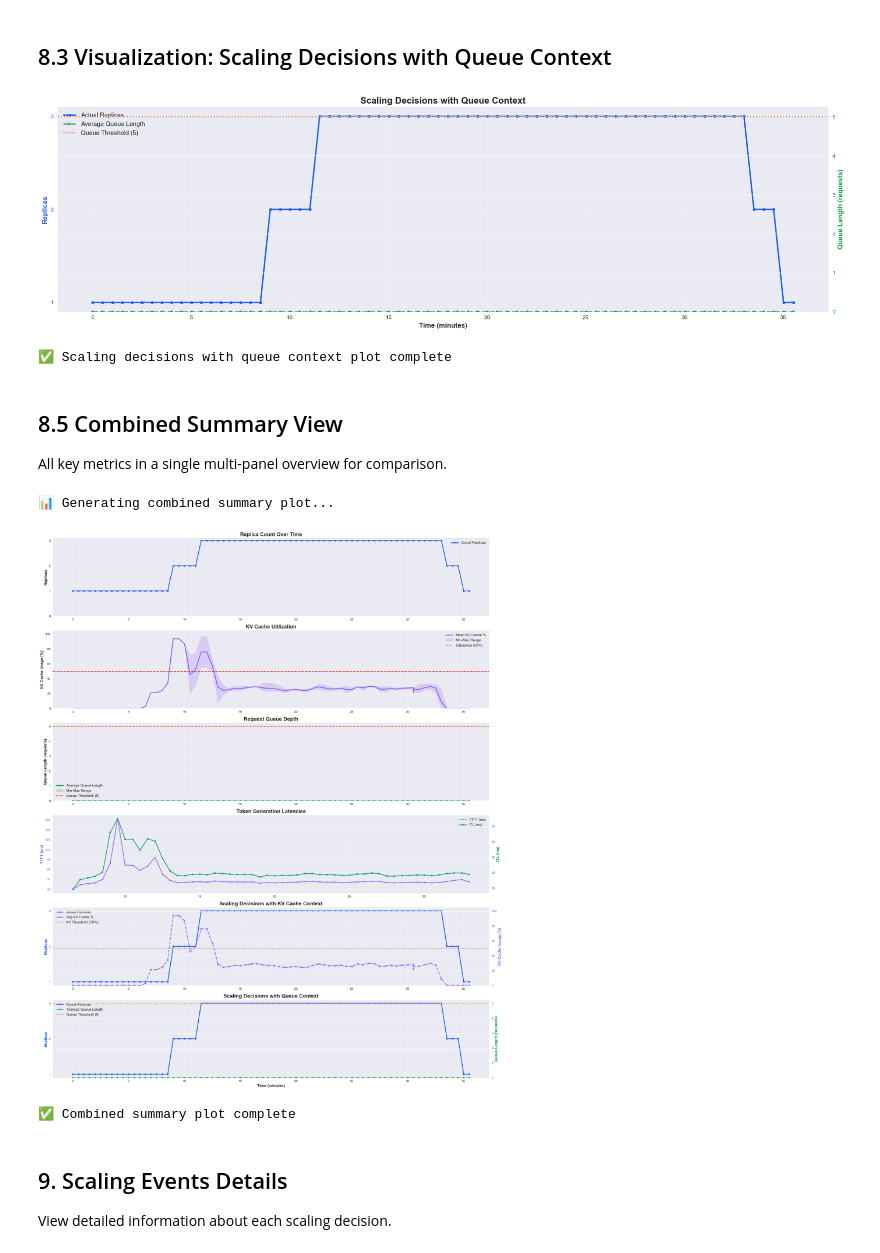
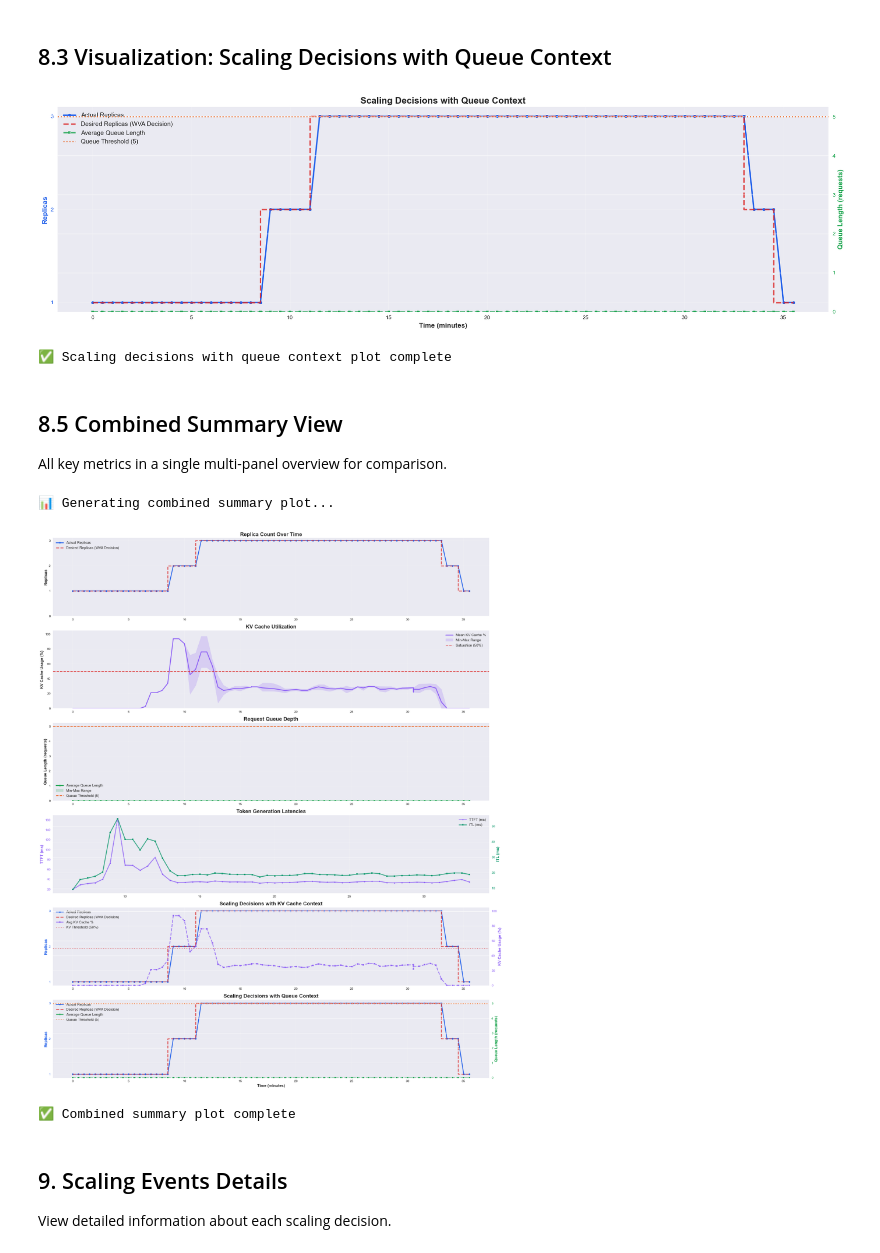
Before and after one commit to WheelyMcBones/inferno-autoscaler-fork, a Jupyter notebook: config/samples/wva-experiments/analyze-capacity-based.ipynb, the cells around one changed output. Saved outputs shown, nothing was run; the diff lists cells and outputs as text; code cells hidden in the pictures.

```diff
--- a/config/samples/wva-experiments/analyze-capacity-based.ipynb
+++ b/config/samples/wva-experiments/analyze-capacity-based.ipynb
@@ -103,6 +103,10 @@ plt.style.use('seaborn-v0_8-darkgrid')
 %matplotlib inline
 
 print("✓ Libraries imported successfully")
+
+KV_CACHE_THRESHOLD = 0.5  # Latency threshold in milliseconds to consider KV cache hit
+QUEUE_LENGTH_THRESHOLD = 5  # Queue length threshold to consider queuing delay significant
+SHOW_DESIRED_REPLICAS = True  # Whether to show desired replicas in the plot
 # %% [output]
 ✓ Libraries imported successfully
 # %% [markdown]
@@ -528,7 +532,7 @@ if len(df_kv_agg) > 0:
     saturated = df_kv_agg[df_kv_agg['kv_pct_max'] > KV_CACHE_THRESHOLD*100]
     if len(saturated) > 0:
         ax.scatter(saturated['time_relative'], saturated['kv_pct_max'],
-                   color='#dc2626', s=150, marker='x', linewidth=3, label='Saturation Event', zorder=5)
+                   color="#dc269c", s=150, marker='.', linewidth=3, label='Saturation Event', zorder=5)
 
     ax.set_xlabel('Time (minutes)', fontsize=12, fontweight='bold')
     ax.set_ylabel('KV Cache Utilization (%)', fontsize=12, fontweight='bold')
@@ -756,10 +760,6 @@ if len(df_metrics) > 0 and len(df_queue_agg) > 0:
         ax.step(df_scaling['time_relative'], df_scaling['target_replicas'],
                 where='post', label='Desired Replicas (WVA Decision)',
                 linewidth=2.5, linestyle='--', color='#dc2626', alpha=0.8)
-        # Add markers at decision points
-        ax.scatter(df_scaling['time_relative'], df_scaling['target_replicas'],
-                   marker='^', s=80, color='#dc2626', alpha=0.9, zorder=5,
-                   edgecolors='white', linewidth=0.5)
 
     # Plot queue length on right axis (green)
     ax2.plot(df_queue_agg['time_relative'], df_queue_agg['queue_mean'],
@@ -768,34 +768,34 @@ if len(df_metrics) > 0 and len(df_queue_agg) > 0:
     # Add queue threshold on right axis
     ax2.axhline(y=QUEUE_LENGTH_THRESHOLD, color='#ea580c', linestyle=':',
                 label=f'Queue Threshold ({QUEUE_LENGTH_THRESHOLD})', linewidth=2, alpha=0.8)
 
     # Color-code axes labels to match plots
     ax.set_ylabel('Replicas', fontsize=12, fontweight='bold', color='#2563eb')
     ax.tick_params(axis='y', labelcolor='#2563eb')
 
     ax2.set_ylabel('Queue Length (requests)', fontsize=12, fontweight='bold', color='#16a34a')
     ax2.tick_params(axis='y', labelcolor='#16a34a')
 
     ax.set_xlabel('Time (minutes)', fontsize=12, fontweight='bold')
     ax.set_title('Scaling Decisions with Queue Context', fontsize=16, fontweight='bold')
 
     # Combine legends
     lines1, labels1 = ax.get_legend_handles_labels()
     lines2, labels2 = ax2.get_legend_handles_labels()
     ax.legend(lines1 + lines2, labels1 + labels2, loc='best', fontsize=11, framealpha=0.9)
 
     ax.grid(True, alpha=0.3)
     ax.yaxis.set_major_locator(plt.MaxNLocator(integer=True))
     ax2.set_ylim(bottom=0)
 
     plt.tight_layout()
     plt.savefig(EXPERIMENT_DIR / 'plots' / 'scaling_queue_context.png', dpi=150, bbox_inches='tight')
     plt.show()
     print("✅ Scaling decisions with queue context plot complete")
 else:
     print("⚠️  Missing data for scaling/queue context plot")
 # %% [output]
-[figure, old version]
+[figure, new version]
 ✅ Scaling decisions with queue context plot complete
 # %% [markdown]
 ## 8.5 Combined Summary View
@@ -865,10 +865,6 @@ else:
             ax.step(df_scaling['time_relative'], df_scaling['target_replicas'],
                     where='post', label='Desired Replicas (WVA Decision)',
                     linewidth=2.5, linestyle='--', color='#dc2626', alpha=0.8)
-            # Add markers at decision points
-            ax.scatter(df_scaling['time_relative'], df_scaling['target_replicas'],
-                       marker='^', s=80, color='#dc2626', alpha=0.9, zorder=5,
-                       edgecolors='white', linewidth=0.5)
 
         ax.set_ylabel('Replicas', fontsize=12, fontweight='bold')
         ax.set_title('Replica Count Over Time', fontsize=16, fontweight='bold')
@@ -995,10 +991,6 @@ else:
             ax.step(df_scaling['time_relative'], df_scaling['target_replicas'],
                     where='post', label='Desired Replicas (WVA Decision)',
                     linewidth=2.5, linestyle='--', color='#dc2626', alpha=0.8)
-            # Add markers at decision points
-            ax.scatter(df_scaling['time_relative'], df_scaling['target_replicas'],
-                       marker='^', s=80, color='#dc2626', alpha=0.9, zorder=5,
-                       edgecolors='white', linewidth=0.5)
 
         # Plot KV cache on right axis (purple)
         ax2.plot(df_kv_agg['time_relative'], df_kv_agg['kv_pct_mean'],
@@ -1043,10 +1035,6 @@ else:
             ax.step(df_scaling['time_relative'], df_scaling['target_replicas'],
                     where='post', label='Desired Replicas (WVA Decision)',
                     linewidth=2.5, linestyle='--', color='#dc2626', alpha=0.8)
-            # Add markers at decision points
-            ax.scatter(df_scaling['time_relative'], df_scaling['target_replicas'],
-                       marker='^', s=80, color='#dc2626', alpha=0.9, zorder=5,
-                       edgecolors='white', linewidth=0.5)
 
         # Plot queue length on right axis (green)
         ax2.plot(df_queue_agg['time_relative'], df_queue_agg['queue_mean'],
@@ -1085,7 +1073,7 @@ else:
     print("✅ Combined summary plot complete")
 # %% [output]
 📊 Generating combined summary plot...
-[figure, old version]
+[figure, new version]
 ✅ Combined summary plot complete
 # %% [markdown]
 ## 9. Scaling Events Details
```
Also changed, not shown: parts of 1 cell of this notebook, 1 other file.
